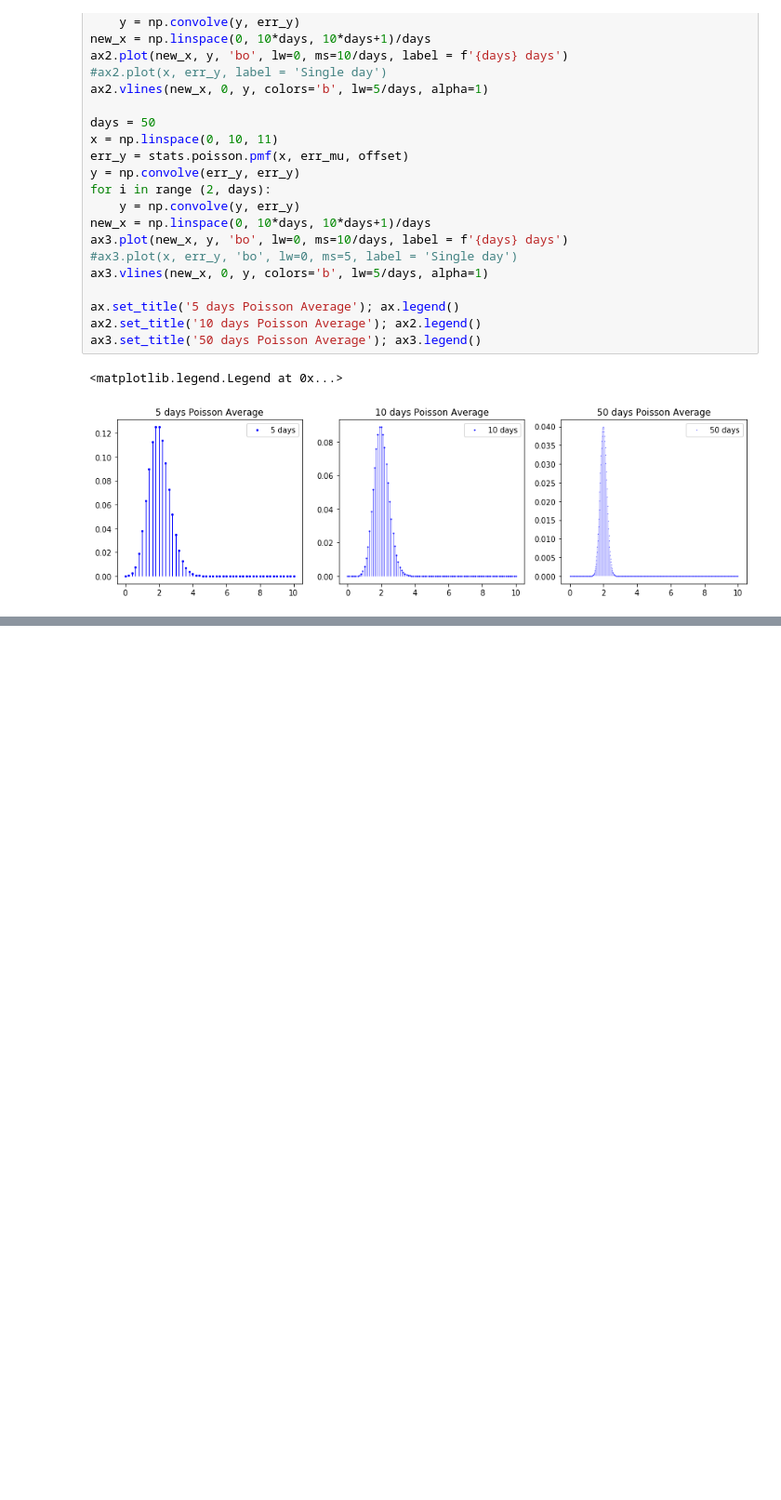
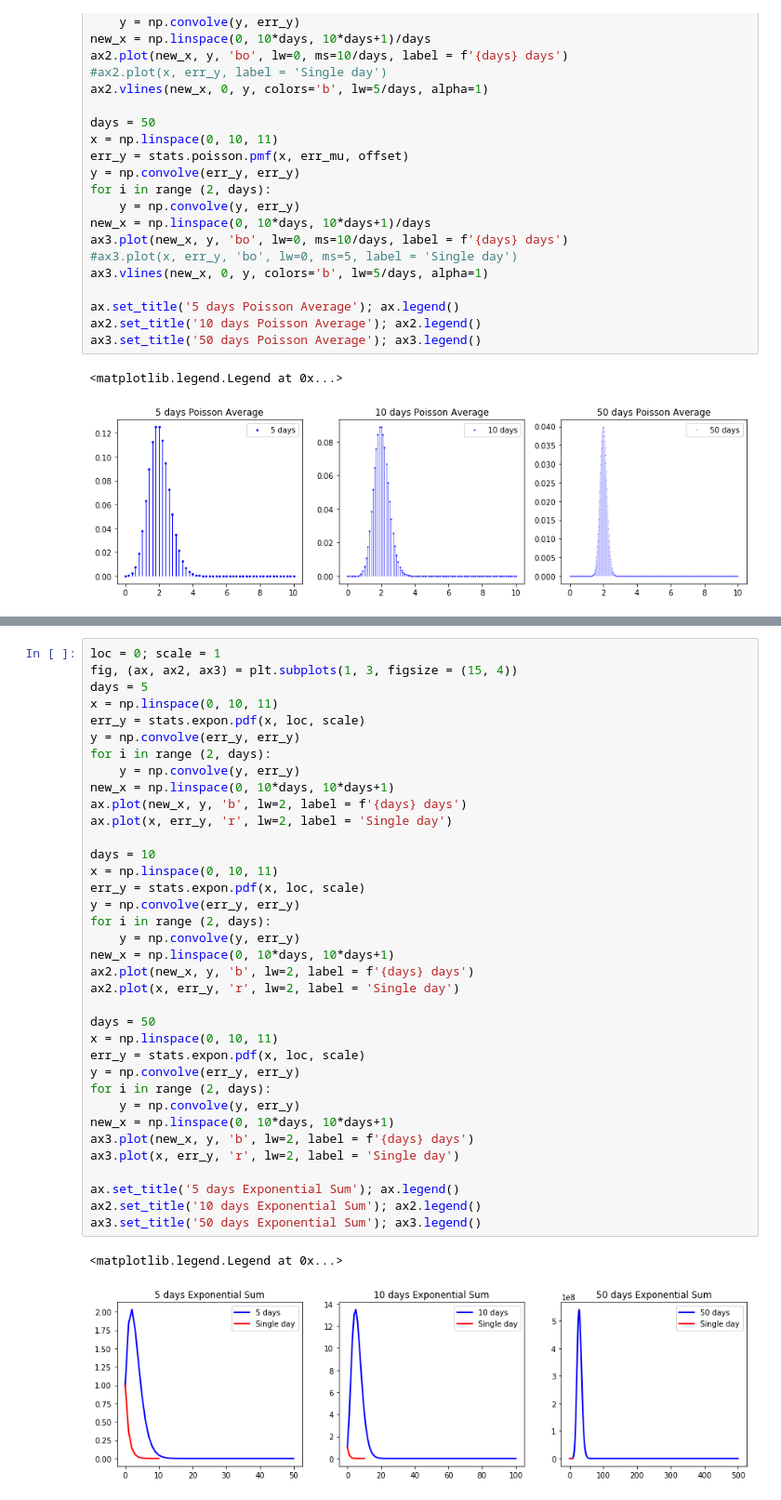
Before and after one commit to maverickmillican/Phys_434_Millican, a Jupyter notebook: Lab2_Millican.ipynb, the cells around one changed output, grey strips where cells are left out. Shown at 93% size. Saved outputs shown, nothing was run; the diff lists cells and outputs as text; blank space fills up the shorter version.

```diff
--- a/Lab2_Millican.ipynb
+++ b/Lab2_Millican.ipynb
@@ -104,0 +145,39 @@ ax3.set_title('50 days Poisson Average'); ax3.legend()
+# %%
+loc = 0; scale = 1
+fig, (ax, ax2, ax3) = plt.subplots(1, 3, figsize = (15, 4))
+days = 5
+x = np.linspace(0, 10, 11)
+err_y = stats.expon.pdf(x, loc, scale)
+y = np.convolve(err_y, err_y)
+for i in range (2, days):
+    y = np.convolve(y, err_y)
+new_x = np.linspace(0, 10*days, 10*days+1)
+ax.plot(new_x, y, 'b', lw=2, label = f'{days} days')
+ax.plot(x, err_y, 'r', lw=2, label = 'Single day')
+
+days = 10
+x = np.linspace(0, 10, 11)
+err_y = stats.expon.pdf(x, loc, scale)
+y = np.convolve(err_y, err_y)
+for i in range (2, days):
+    y = np.convolve(y, err_y)
+new_x = np.linspace(0, 10*days, 10*days+1)
+ax2.plot(new_x, y, 'b', lw=2, label = f'{days} days')
+ax2.plot(x, err_y, 'r', lw=2, label = 'Single day')
+
+days = 50
+x = np.linspace(0, 10, 11)
+err_y = stats.expon.pdf(x, loc, scale)
+y = np.convolve(err_y, err_y)
+for i in range (2, days):
+    y = np.convolve(y, err_y)
+new_x = np.linspace(0, 10*days, 10*days+1)
+ax3.plot(new_x, y, 'b', lw=2, label = f'{days} days')
+ax3.plot(x, err_y, 'r', lw=2, label = 'Single day')
+
+ax.set_title('5 days Exponential Sum'); ax.legend()
+ax2.set_title('10 days Exponential Sum'); ax2.legend()
+ax3.set_title('50 days Exponential Sum'); ax3.legend()
+# %% [output]
+<matplotlib.legend.Legend at 0x...>
+[figure, added]
```
Also changed, not shown: parts of 21 cells of this notebook.
